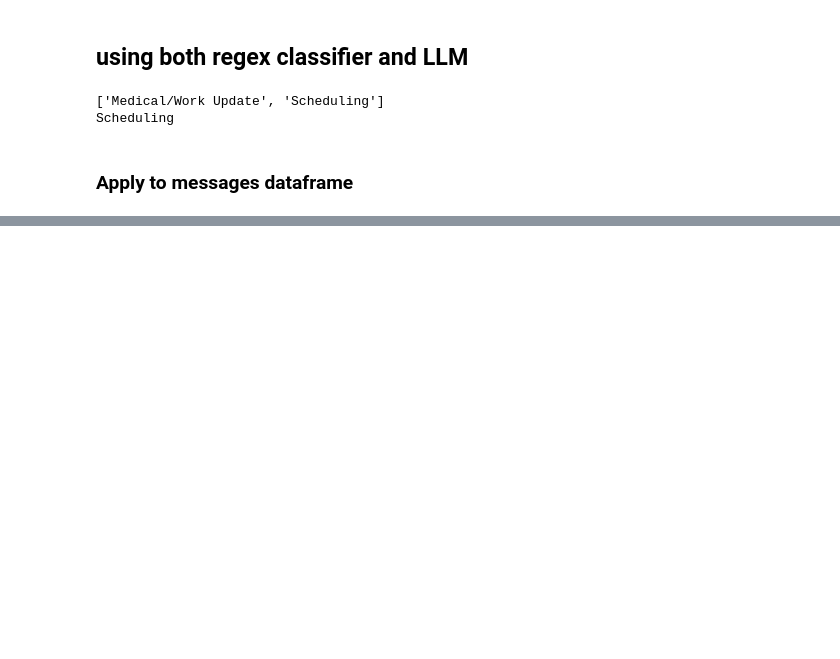
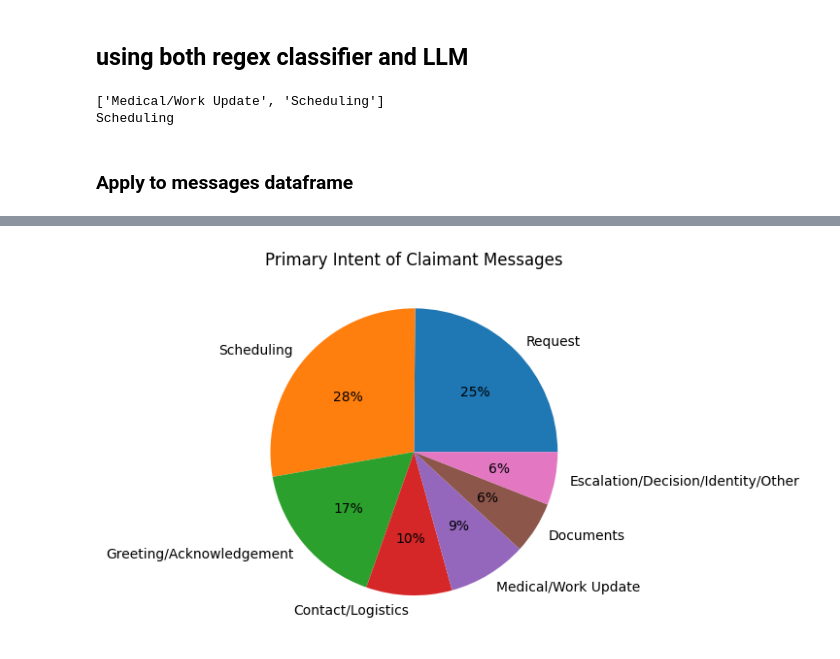
Before and after one commit to vanikanoria/Claims-Messages-to-Routing-System, a Jupyter notebook: topic_modeling.ipynb, the cells around one changed output, grey strips where cells are left out. Drawn from its saved outputs; the diff is of its cells as text; code cells hidden in the pictures; blank space fills up the shorter version.

```diff
--- a/topic_modeling.ipynb
+++ b/topic_modeling.ipynb
@@ -949,0 +991,10 @@ messages['intent_primary_hybrid'] = messages['hybrid_classification'].progress_a
+# %%
+# Second pie chart (claimant messages)
+counts_claimant = messages.loc[messages['role'] == 'claimant', 'intent_primary_hybrid'] \
+                           .value_counts(normalize=True) \
+                           .reindex(order, fill_value=0)
+plt.pie(counts_claimant.values, labels=counts_claimant.index, autopct='%.f%%')
+plt.title('Primary Intent of Claimant Messages')
+plt.show()
+# %% [output]
+[figure, added]
```
Also changed, not shown: parts of 17 cells of this notebook, 6 other files.
